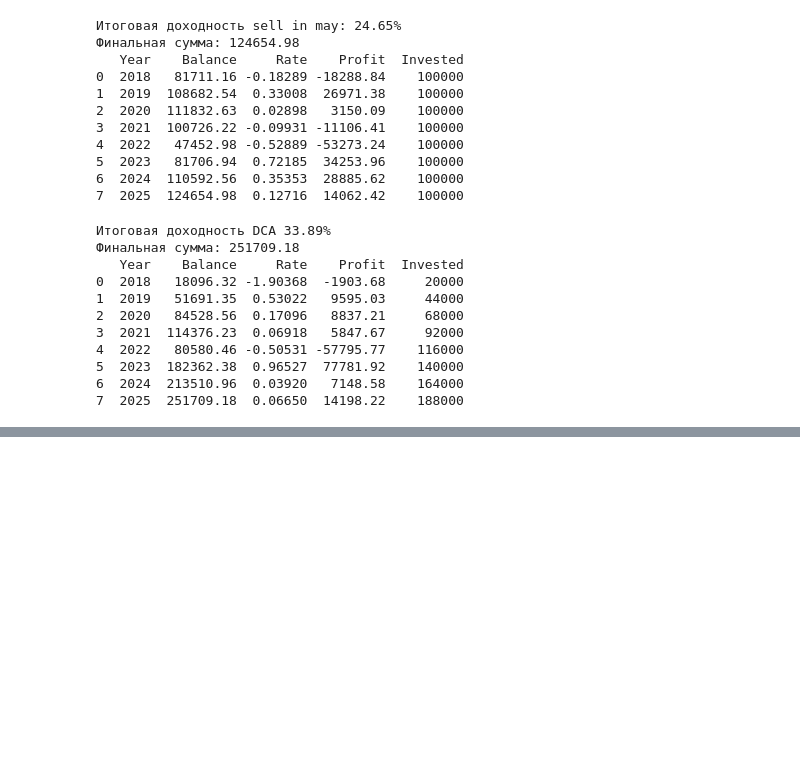
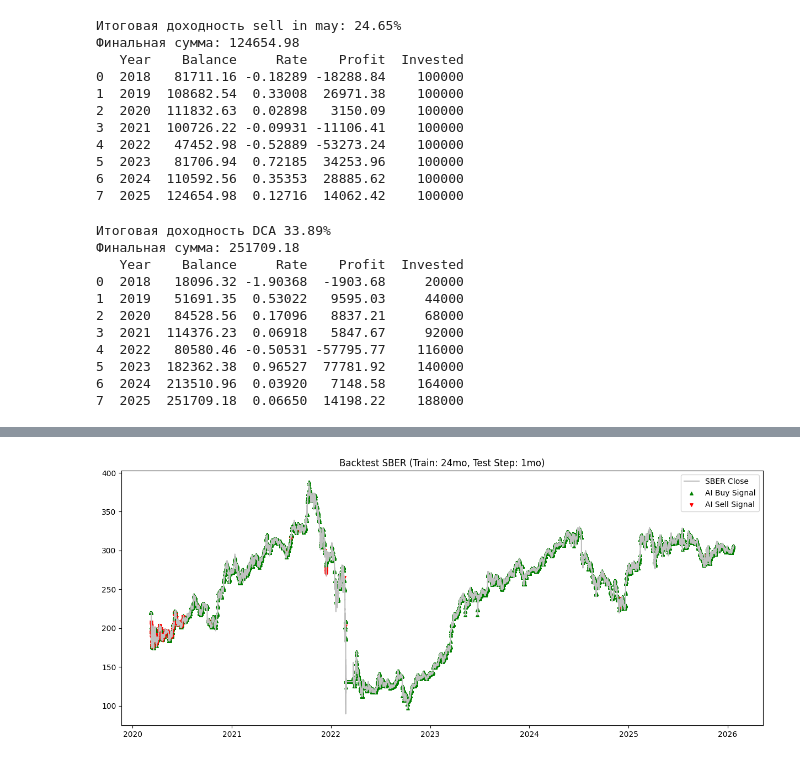
Before and after one commit to JayRox73/Deep_Learning_Trading_Strategy_for_Russian_Stock_Market, a Jupyter notebook: dataset_formation.ipynb, the cells around one changed output, grey strips where cells are left out. Cells and saved outputs as stored; diff of their text form; code cells hidden in the pictures; blank space fills up the shorter version.

```diff
--- a/dataset_formation.ipynb
+++ b/dataset_formation.ipynb
@@ -107,5 +140,5 @@ def get_info(ticker, TOKEN = TOKEN):
 
         return figi
 
-ticker = "SPY"
-get_info(ticker)
+# ticker = "SBER"
+# get_info(ticker)
@@ -387,7 +408,7 @@ def prepare_daily_data(df: pd.DataFrame) -> pd.DataFrame:
 
     return df_daily.sort_index()
 # %%
-def fill_time_gaps(df: pd.DataFrame, interval_name: str) -> pd.DataFrame:
+def fill_time_gaps(df: pd.DataFrame, interval_name: str = "5min") -> pd.DataFrame:
     """
     Вставляет пропущенные временные интервалы (строки), которых нет в данных.
     """
@@ -681,3 +722,7 @@ def benchmark_sell_in_may(df: pd.DataFrame, initial_capital: float = 100000, n:
     total_return_pct = (net_profit / total_invested * 100) if total_invested > 0 else 0
 
     return total_return_pct, final_balance, history_df
+# %%
+df_SBER = get_candles_data("SBER", start_date=datetime(2015, 1, 1))
+df_SBER = fill_time_gaps(df_SBER)
+df_SBER = clean_market_data(df_SBER)
@@ -874,0 +1319,4 @@ df_SBER = get_candles_data("SBER", start_date=datetime(2015, 1, 1))
+# %%
+X_all, y_all, dates_all, prices_all = create_tensors(df_SBER, window_size=24, alpha=1.5)
+
+final_results = run_backtest_with_fine_tuning(df_SBER)
@@ -874,0 +1341,18 @@ df_SBER = get_candles_data("SBER", start_date=datetime(2015, 1, 1))
+# %%
+if not final_results.empty:
+    # Визуализация (как в предыдущем ответе)
+    plt.figure(figsize=(15, 6))
+    plt.plot(final_results['DateTime'], final_results['Price'], color='silver', label='SBER Close')
+
+    # Сигналы
+    up = final_results[final_results['Predicted'] == 1]
+    down = final_results[final_results['Predicted'] == 2]
+
+    plt.scatter(up['DateTime'], up['Price'], marker='^', color='green', s=15, label='AI Buy Signal')
+    plt.scatter(down['DateTime'], down['Price'], marker='v', color='red', s=15, label='AI Sell Signal')
+
+    plt.title(f"Backtest SBER (Train: {TRAIN_MONTHS}mo, Test Step: {TEST_MONTHS}mo)")
+    plt.legend()
+    plt.show()
+# %% [output]
+[figure, added]
```
Also changed, not shown: parts of 26 cells of this notebook.
